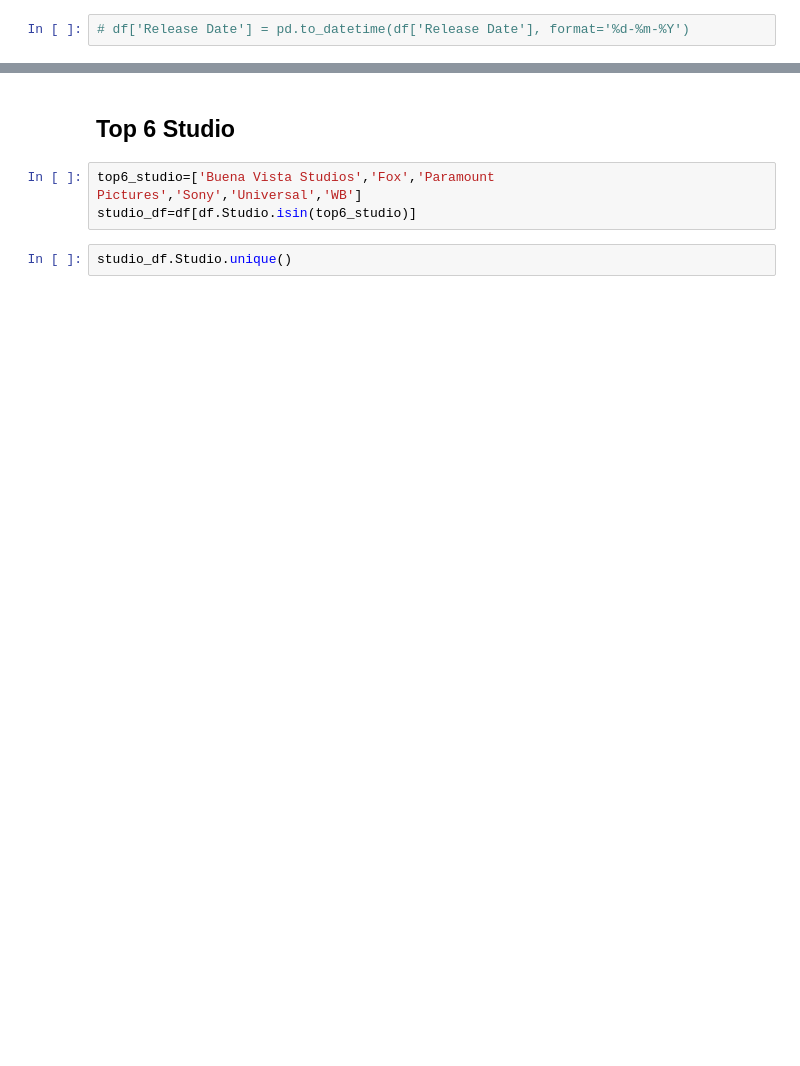
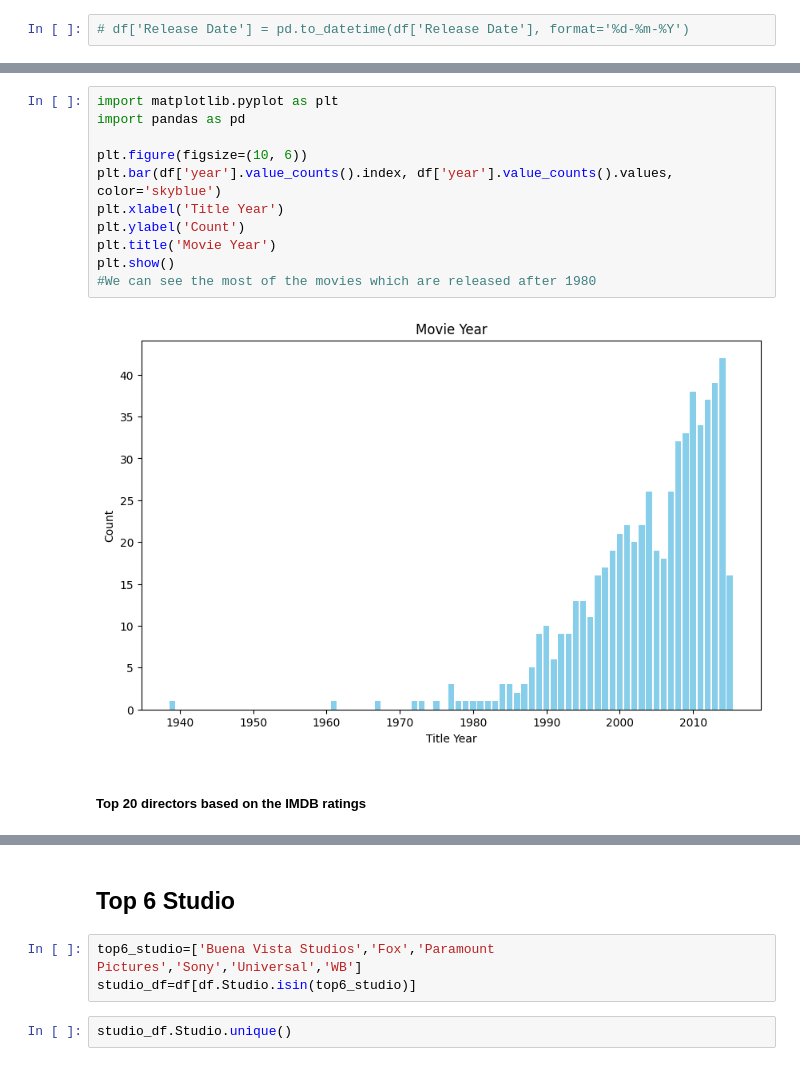
Before and after one commit to gauravrsawant/MLOps_lab, a Jupyter notebook: notebooks/Preprocess.ipynb, the cells around one changed output, grey strips where cells are left out. Saved outputs shown, nothing was run; the diff lists cells and outputs as text; blank space fills up the shorter version.

```diff
--- a/notebooks/Preprocess.ipynb
+++ b/notebooks/Preprocess.ipynb
@@ -118,0 +193,15 @@ plt.show()
+# %%
+import matplotlib.pyplot as plt
+import pandas as pd
+
+plt.figure(figsize=(10, 6))
+plt.bar(df['year'].value_counts().index, df['year'].value_counts().values, color='skyblue')
+plt.xlabel('Title Year')
+plt.ylabel('Count')
+plt.title('Movie Year')
+plt.show()
+#We can see the most of the movies which are released after 1980
+# %% [output]
+[figure, added]
+# %% [markdown]
+##### Top 20 directors based on the IMDB ratings
```
Also changed, not shown: parts of 38 cells of this notebook, 15 other files.
